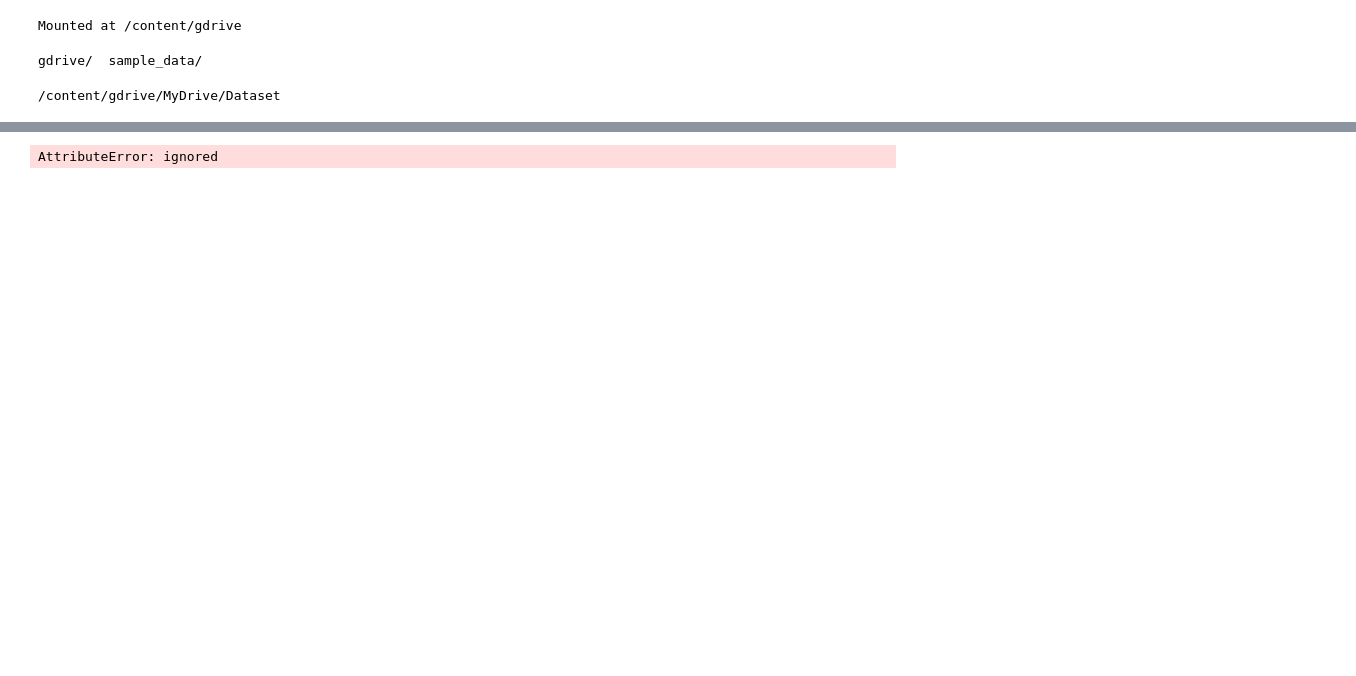
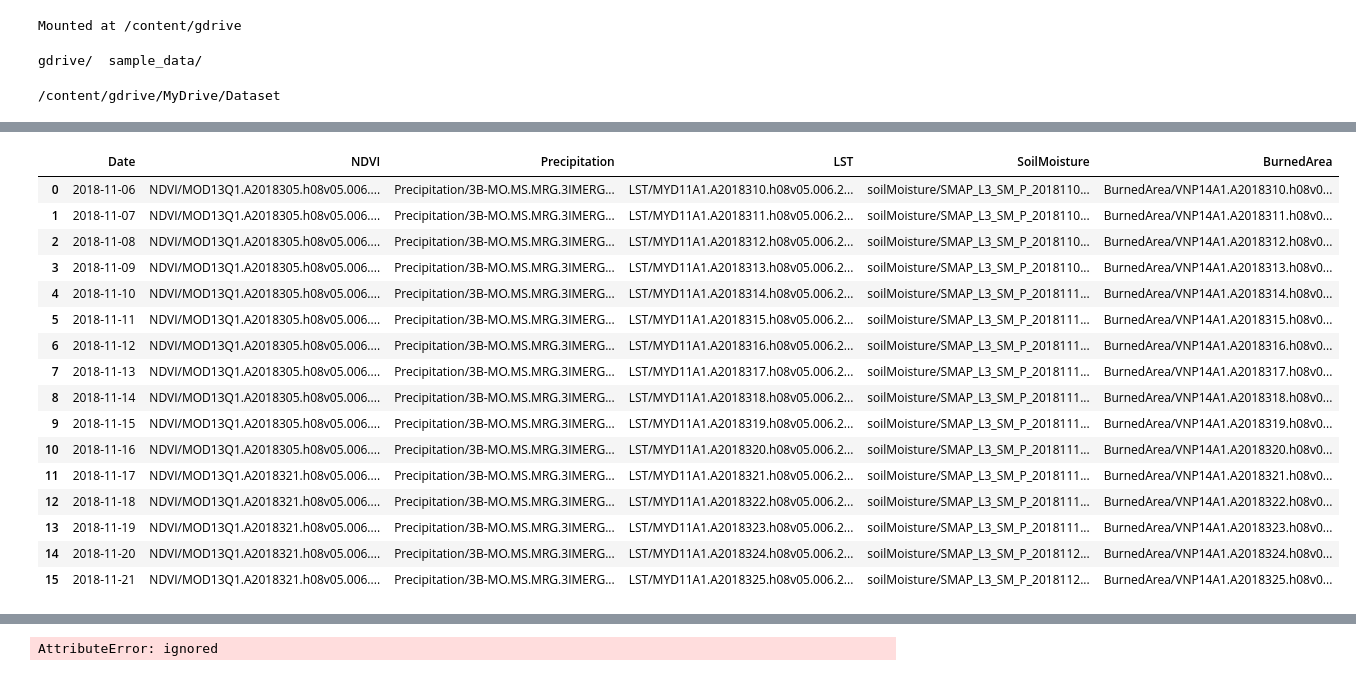
Before and after one commit to kushalt93/WildfirePrediction, a Jupyter notebook: testProject.ipynb, the cells around one changed output, grey strips where cells are left out. Drawn from its saved outputs; the diff is of its cells as text; code cells hidden in the pictures; blank space fills up the shorter version.

```diff
--- a/testProject.ipynb
+++ b/testProject.ipynb
@@ -78,0 +150,20 @@ for index, row in df.iterrows():
+# %%
+df.head(16)
+# %% [output]
+|  | Date | NDVI | Precipitation | LST | SoilMoisture | BurnedArea |
+| 0 | 2018-11-06 | NDVI/MOD13Q1.A2018305.h08v05.006.... | Precipitation/3B-MO.MS.MRG.3IMERG... | LST/MYD11A1.A2018310.h08v05.006.2... | soilMoisture/SMAP_L3_SM_P_2018110... | BurnedArea/VNP14A1.A2018310.h08v0... |
+| 1 | 2018-11-07 | NDVI/MOD13Q1.A2018305.h08v05.006.... | Precipitation/3B-MO.MS.MRG.3IMERG... | LST/MYD11A1.A2018311.h08v05.006.2... | soilMoisture/SMAP_L3_SM_P_2018110... | BurnedArea/VNP14A1.A2018311.h08v0... |
+| 2 | 2018-11-08 | NDVI/MOD13Q1.A2018305.h08v05.006.... | Precipitation/3B-MO.MS.MRG.3IMERG... | LST/MYD11A1.A2018312.h08v05.006.2... | soilMoisture/SMAP_L3_SM_P_2018110... | BurnedArea/VNP14A1.A2018312.h08v0... |
+| 3 | 2018-11-09 | NDVI/MOD13Q1.A2018305.h08v05.006.... | Precipitation/3B-MO.MS.MRG.3IMERG... | LST/MYD11A1.A2018313.h08v05.006.2... | soilMoisture/SMAP_L3_SM_P_2018110... | BurnedArea/VNP14A1.A2018313.h08v0... |
+| 4 | 2018-11-10 | NDVI/MOD13Q1.A2018305.h08v05.006.... | Precipitation/3B-MO.MS.MRG.3IMERG... | LST/MYD11A1.A2018314.h08v05.006.2... | soilMoisture/SMAP_L3_SM_P_2018111... | BurnedArea/VNP14A1.A2018314.h08v0... |
+| 5 | 2018-11-11 | NDVI/MOD13Q1.A2018305.h08v05.006.... | Precipitation/3B-MO.MS.MRG.3IMERG... | LST/MYD11A1.A2018315.h08v05.006.2... | soilMoisture/SMAP_L3_SM_P_2018111... | BurnedArea/VNP14A1.A2018315.h08v0... |
+| 6 | 2018-11-12 | NDVI/MOD13Q1.A2018305.h08v05.006.... | Precipitation/3B-MO.MS.MRG.3IMERG... | LST/MYD11A1.A2018316.h08v05.006.2... | soilMoisture/SMAP_L3_SM_P_2018111... | BurnedArea/VNP14A1.A2018316.h08v0... |
+| 7 | 2018-11-13 | NDVI/MOD13Q1.A2018305.h08v05.006.... | Precipitation/3B-MO.MS.MRG.3IMERG... | LST/MYD11A1.A2018317.h08v05.006.2... | soilMoisture/SMAP_L3_SM_P_2018111... | BurnedArea/VNP14A1.A2018317.h08v0... |
+| 8 | 2018-11-14 | NDVI/MOD13Q1.A2018305.h08v05.006.... | Precipitation/3B-MO.MS.MRG.3IMERG... | LST/MYD11A1.A2018318.h08v05.006.2... | soilMoisture/SMAP_L3_SM_P_2018111... | BurnedArea/VNP14A1.A2018318.h08v0... |
+| 9 | 2018-11-15 | NDVI/MOD13Q1.A2018305.h08v05.006.... | Precipitation/3B-MO.MS.MRG.3IMERG... | LST/MYD11A1.A2018319.h08v05.006.2... | soilMoisture/SMAP_L3_SM_P_2018111... | BurnedArea/VNP14A1.A2018319.h08v0... |
+| 10 | 2018-11-16 | NDVI/MOD13Q1.A2018305.h08v05.006.... | Precipitation/3B-MO.MS.MRG.3IMERG... | LST/MYD11A1.A2018320.h08v05.006.2... | soilMoisture/SMAP_L3_SM_P_2018111... | BurnedArea/VNP14A1.A2018320.h08v0... |
+| 11 | 2018-11-17 | NDVI/MOD13Q1.A2018321.h08v05.006.... | Precipitation/3B-MO.MS.MRG.3IMERG... | LST/MYD11A1.A2018321.h08v05.006.2... | soilMoisture/SMAP_L3_SM_P_2018111... | BurnedArea/VNP14A1.A2018321.h08v0... |
+| 12 | 2018-11-18 | NDVI/MOD13Q1.A2018321.h08v05.006.... | Precipitation/3B-MO.MS.MRG.3IMERG... | LST/MYD11A1.A2018322.h08v05.006.2... | soilMoisture/SMAP_L3_SM_P_2018111... | BurnedArea/VNP14A1.A2018322.h08v0... |
+| 13 | 2018-11-19 | NDVI/MOD13Q1.A2018321.h08v05.006.... | Precipitation/3B-MO.MS.MRG.3IMERG... | LST/MYD11A1.A2018323.h08v05.006.2... | soilMoisture/SMAP_L3_SM_P_2018111... | BurnedArea/VNP14A1.A2018323.h08v0... |
+| 14 | 2018-11-20 | NDVI/MOD13Q1.A2018321.h08v05.006.... | Precipitation/3B-MO.MS.MRG.3IMERG... | LST/MYD11A1.A2018324.h08v05.006.2... | soilMoisture/SMAP_L3_SM_P_2018112... | BurnedArea/VNP14A1.A2018324.h08v0... |
+| 15 | 2018-11-21 | NDVI/MOD13Q1.A2018321.h08v05.006.... | Precipitation/3B-MO.MS.MRG.3IMERG... | LST/MYD11A1.A2018325.h08v05.006.2... | soilMoisture/SMAP_L3_SM_P_2018112... | BurnedArea/VNP14A1.A2018325.h08v0... |
```
Also changed, not shown: parts of 17 cells of this notebook.
